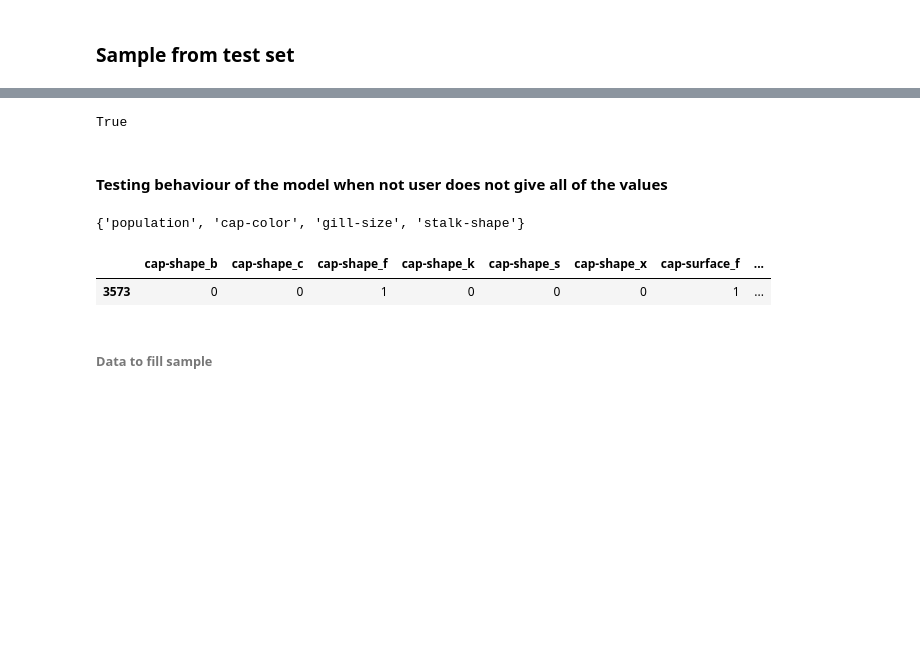
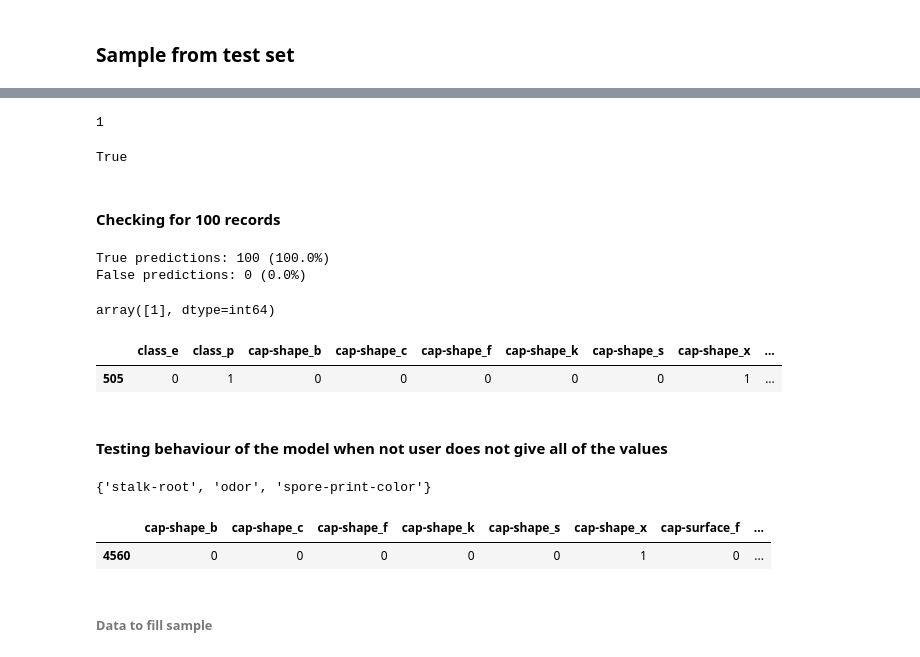
Before and after one commit to jwnuk/data-science-bootcamp, a Jupyter notebook: 3-projekt-ml/models/decision_tree-random_forest/decision_tree-random_forest.ipynb, the cells around one changed output, grey strips where cells are left out. Drawn from its saved outputs; the diff is of its cells as text; code cells hidden in the pictures; blank space fills up the shorter version.

Commit message:
Changes in checking samples with NaN

```diff
--- a/3-projekt-ml/models/decision_tree-random_forest/decision_tree-random_forest.ipynb
+++ b/3-projekt-ml/models/decision_tree-random_forest/decision_tree-random_forest.ipynb
@@ -114,17 +122,48 @@ array([0], dtype=int64)
-# %%
-def shroom_check(sample, prediction: int, df):
-    """
-    Function checks if prediction was consistent with the class value from original dataframe
-    """
-
-    ix = sample.index.tolist()[0]
-    row_ix = df[df.columns[2:]].iloc[ix:ix+1]
-
-    return row_ix.equals(sample) and prediction == df.iloc[ix]['class_p']
 # %%
-shroom_check(s_test, int(model_tree.predict(s_test)), df1)
+prediction = int(model_tree.predict(s_test))
+prediction
 # %% [output]
-True
+1
+# %%
+shroom_check(s_test, prediction, df1)
+# %% [output]
+True
+# %% [markdown]
+#### Checking for 100 records
+# %%
+true_values = 0
+false_values = 0
+i=0
+
+while i < 100:
+    s_test = X_test.sample()
+    pred=model_tree.predict(s_test)
+    prediction = int(pred)
+    check = shroom_check(s_test, prediction, df1)
+#     print(check)
+
+    if check == True:
+        true_values += 1
+    else:
+        false_values += 1
+
+    i += 1
+
+print(f'True predictions: {true_values} ({100 * true_values / (true_values + false_values)}%)')
+print(f'False predictions: {false_values} ({100 * false_values / (true_values + false_values)}%)')
+# %% [output]
+True predictions: 100 (100.0%)
+False predictions: 0 (0.0%)
+# %%
+df1[df1.index==505]
+model_tree.predict(df1[df1.columns[2:]][df1.index==505])
+# %% [output]
+array([1], dtype=int64)
+# %%
+df1.iloc[505:506]
+# %% [output]
+|  | class_e | class_p | cap-shape_b | cap-shape_c | cap-shape_f | cap-shape_k | cap-shape_s | cap-shape_x | ... |
+| 505 | 0 | 1 | 0 | 0 | 0 | 0 | 0 | 1 | ... |
 # %% [markdown]
 #### Testing behaviour of the model when not user does not give all of the values
 # %%
@@ -152,19 +191,14 @@ def make_columns_nan(df, sample, n_randoms: int):
 #             print(column)
             sample[column] = np.NaN
 
-    new_columns = list(df.columns)
-
-#     for column_drop in columns_to_nan:
-#         for column_df in df.columns:
-#             if column_drop in column:
-#                 continue
     return sample
 # %%
-make_columns_nan(df1, s_test, 4)
+g = make_columns_nan(df1, s_test, 4)
+g
 # %% [output]
-{'population', 'cap-color', 'gill-size', 'stalk-shape'}
+{'stalk-root', 'odor', 'spore-print-color'}
 |  | cap-shape_b | cap-shape_c | cap-shape_f | cap-shape_k | cap-shape_s | cap-shape_x | cap-surface_f | ... |
-| 3573 | 0 | 0 | 1 | 0 | 0 | 0 | 1 | ... |
+| 4560 | 0 | 0 | 0 | 0 | 0 | 1 | 0 | ... |
 # %% [markdown]
 ###### Data to fill sample
 # %%
```
Also changed, not shown: parts of 10 cells of this notebook.
